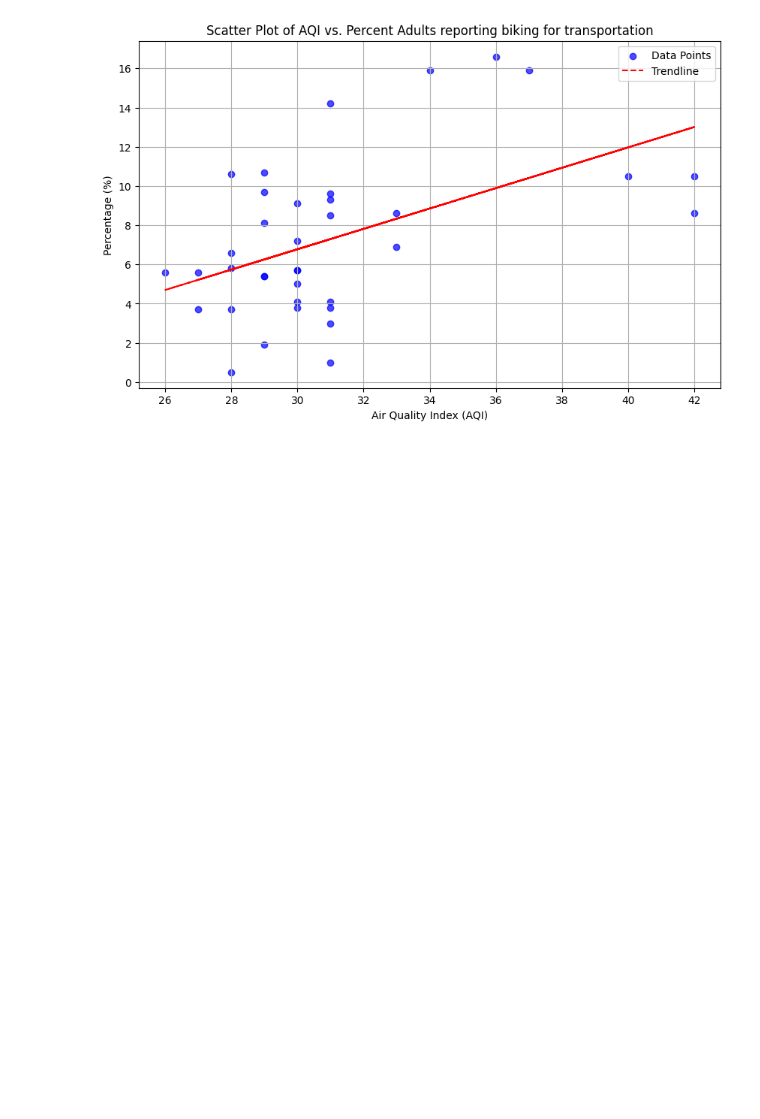
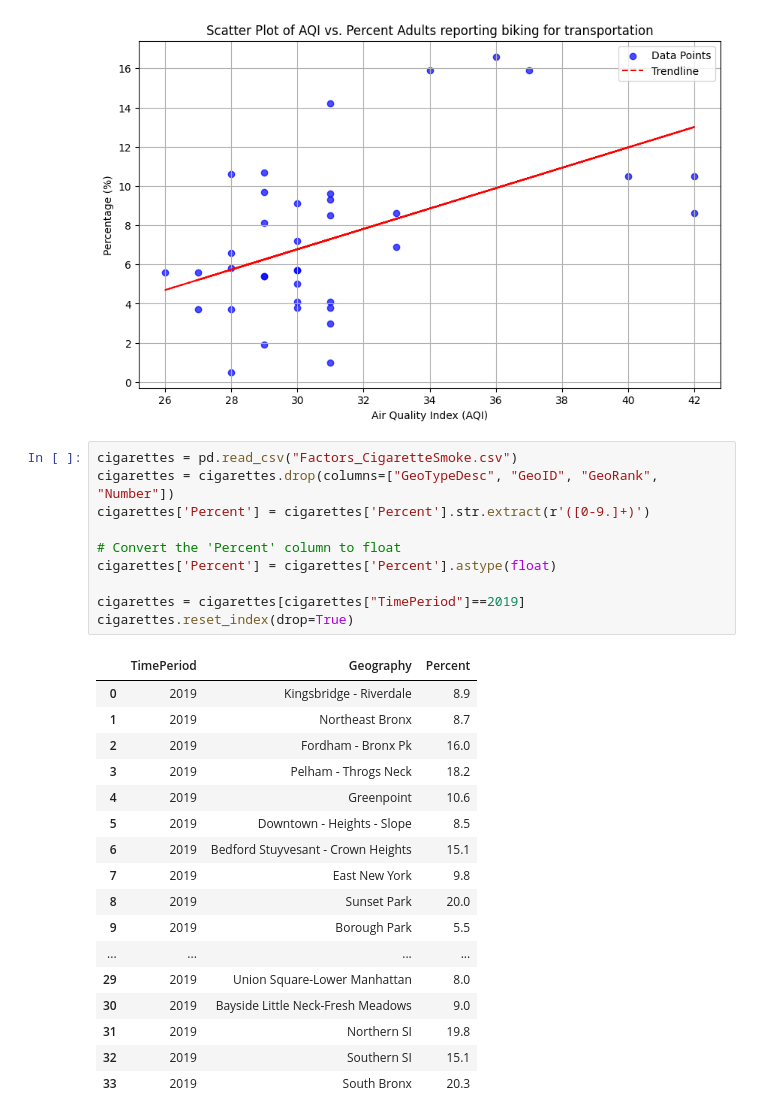
Before and after one commit to cynthiaWEpicCoder/fbla_data_analysis, a Jupyter notebook: Factor_Analysis.ipynb, the cells around one changed output. Drawn from its saved outputs; the diff is of its cells as text; blank space fills up the shorter version.

Commit message:
cigarettes

```diff
--- a/Factor_Analysis.ipynb
+++ b/Factor_Analysis.ipynb
@@ -602,3 +602,31 @@ plt.grid(True)
 plt.show()
 # %% [output]
 [figure]
+# %%
+cigarettes = pd.read_csv("Factors_CigaretteSmoke.csv")
+cigarettes = cigarettes.drop(columns=["GeoTypeDesc", "GeoID", "GeoRank", "Number"])
+cigarettes['Percent'] = cigarettes['Percent'].str.extract(r'([0-9.]+)')
+
+# Convert the 'Percent' column to float
+cigarettes['Percent'] = cigarettes['Percent'].astype(float)
+
+cigarettes = cigarettes[cigarettes["TimePeriod"]==2019]
+cigarettes.reset_index(drop=True)
+# %% [output]
+|  | TimePeriod | Geography | Percent |
+| 0 | 2019 | Kingsbridge - Riverdale | 8.9 |
+| 1 | 2019 | Northeast Bronx | 8.7 |
+| 2 | 2019 | Fordham - Bronx Pk | 16.0 |
+| 3 | 2019 | Pelham - Throgs Neck | 18.2 |
+| 4 | 2019 | Greenpoint | 10.6 |
+| 5 | 2019 | Downtown - Heights - Slope | 8.5 |
+| 6 | 2019 | Bedford Stuyvesant - Crown Heights | 15.1 |
+| 7 | 2019 | East New York | 9.8 |
+| 8 | 2019 | Sunset Park | 20.0 |
+| 9 | 2019 | Borough Park | 5.5 |
+| ... | ... | ... | ... |
+| 29 | 2019 | Union Square-Lower Manhattan | 8.0 |
+| 30 | 2019 | Bayside Little Neck-Fresh Meadows | 9.0 |
+| 31 | 2019 | Northern SI | 19.8 |
+| 32 | 2019 | Southern SI | 15.1 |
+| 33 | 2019 | South Bronx | 20.3 |
```
Also changed, not shown: parts of 2 cells of this notebook, 2 other files.
